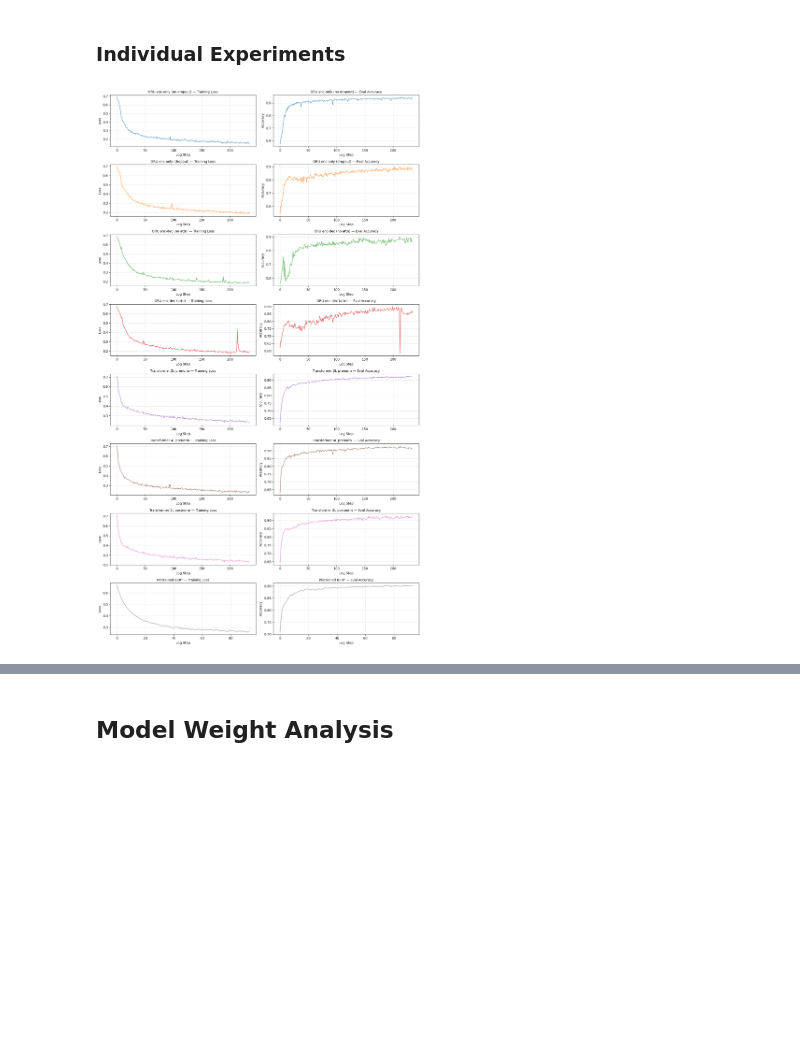
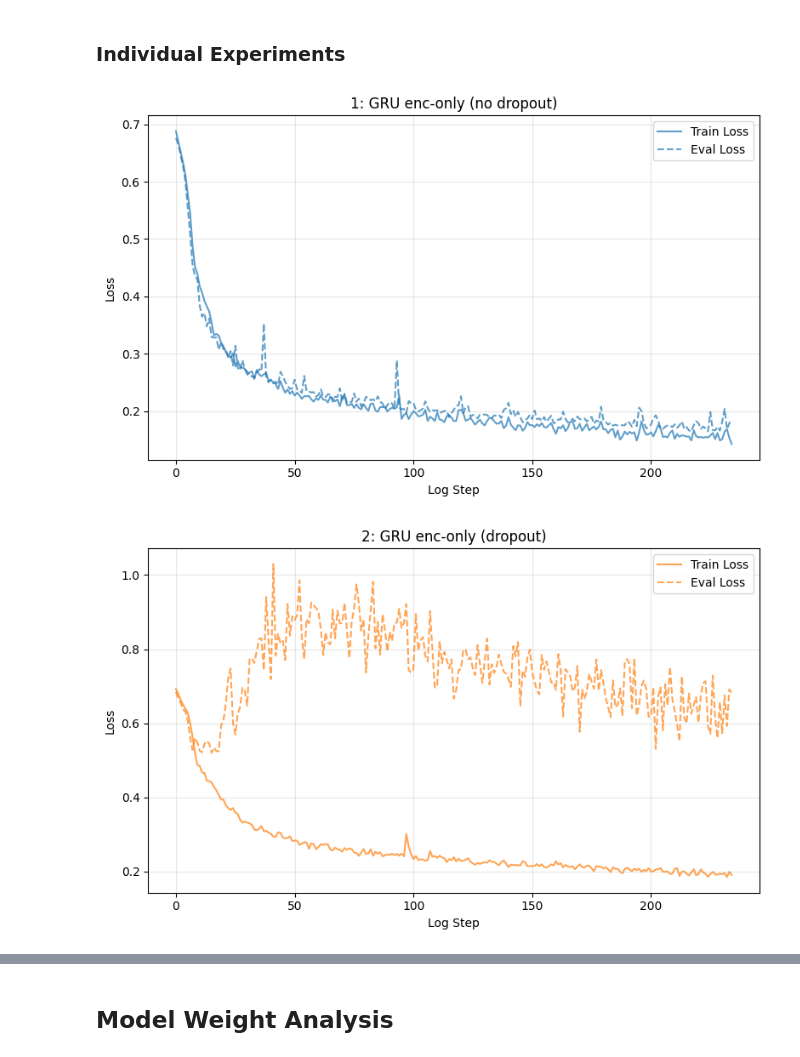
Before and after one commit to trvslhlt/ift_6135_representation_learning, a Jupyter notebook: assignments/assignment_2/analysis.ipynb, the cells around one changed output, grey strips where cells are left out. Saved outputs shown, nothing was run; the diff lists cells and outputs as text; code cells hidden in the pictures; blank space fills up the shorter version.

```diff
--- a/assignments/assignment_2/analysis.ipynb
+++ b/assignments/assignment_2/analysis.ipynb
@@ -253,31 +398,22 @@ df
 # %% [markdown]
 ### Individual Experiments
 # %%
-# Individual experiment plots: train loss and eval accuracy side by side
-n_exp = len(experiments)
-fig, axes = plt.subplots(n_exp, 2, figsize=(14, 3 * n_exp), squeeze=False)
-
-for row, (name, data) in enumerate(experiments.items()):
+# Individual experiment plots: train loss vs eval loss
+for name, data in experiments.items():
     color = exp_color(name)
     label = exp_label(name)
 
-    # Train loss
-    ax = axes[row, 0]
-    ax.plot(data['train_loss_logfreq'], color=color, alpha=0.7)
+    fig, ax = plt.subplots(figsize=(8, 5))
+    ax.plot(data['train_loss_logfreq'], label='Train Loss', color=color, alpha=0.7)
+    ax.plot(data['eval_loss_logfreq'], label='Eval Loss', color=color, alpha=0.7, linestyle='--')
+    ax.set_title(f'{name}: {label}')
+    ax.set_xlabel('Log Step')
     ax.set_ylabel('Loss')
-    ax.set_title(f'{label} — Training Loss', fontsize=10)
-    ax.set_xlabel('Log Step')
+    ax.legend()
     ax.grid(True, alpha=0.3)
-
-    # Eval accuracy
-    ax = axes[row, 1]
-    ax.plot(data['eval_acc_logfreq'], color=color, alpha=0.7)
-    ax.set_ylabel('Accuracy')
-    ax.set_title(f'{label} — Eval Accuracy', fontsize=10)
-    ax.set_xlabel('Log Step')
-    ax.grid(True, alpha=0.3)
-
-plt.tight_layout()
-plt.show()
+    plt.tight_layout()
+    fig.savefig(os.path.join(FIGURES_DIR, f'train_eval_loss_exp{name}.png'), dpi=150, bbox_inches='tight')
+    plt.show()
 # %% [output]
-[figure, old version]
+[figure, new version]
+[figure, added]
```
Also changed, not shown: parts of 6 cells of this notebook, 2 other files.
